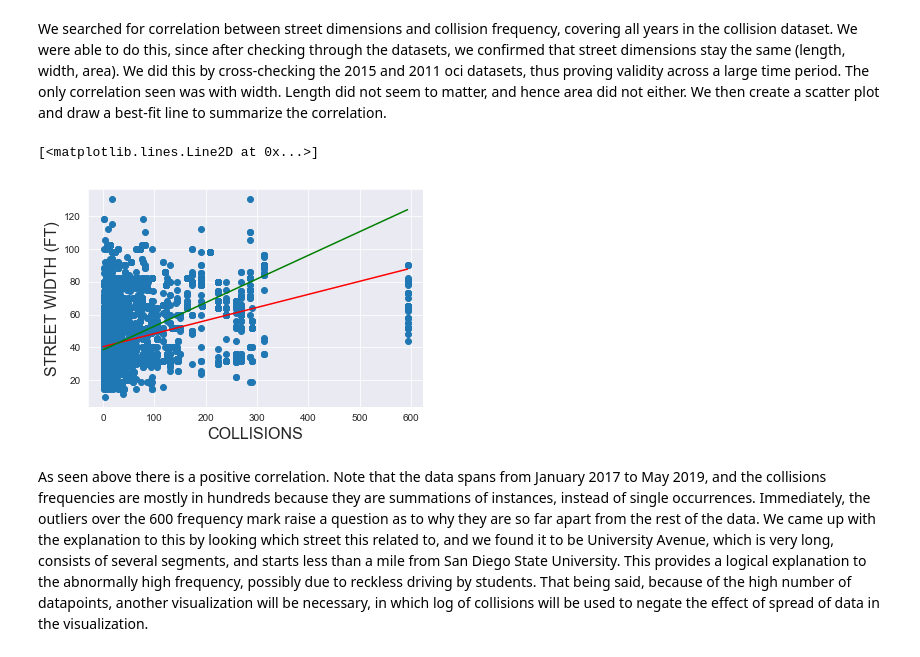
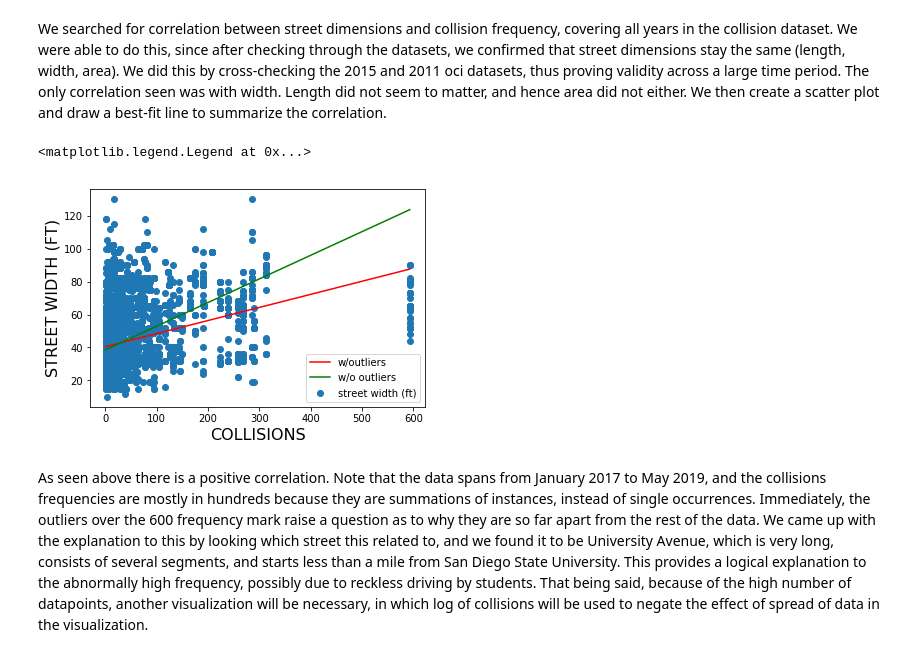
Before and after one commit to rileyfroehlich/COGS-108-Final-Project, a Jupyter notebook: Final_Project.ipynb, the cells around one changed output. Drawn from its saved outputs; the diff is of its cells as text; code cells hidden in the pictures.

Commit message:
added legends to the graphs

```diff
--- a/Final_Project.ipynb
+++ b/Final_Project.ipynb
@@ -279,31 +279,33 @@ We then create a scatter plot and draw a best-fit line to summarize the correlat
 # %%
 # best fit line over scatter plot
 a, b = np.polyfit(df_index_collisions['collisions'], df_index_collisions['street width (ft)'], 1)
 # start and end for line
 in_oci = np.arange(0, max(df_index_collisions['collisions']) + 1)
 # apply prediction formula for best fit
 pred_oci = a * in_oci + b
 
 # create scatter plot with x-axis as collisions over 3 years, and y-axis as the road segment width
 plt.scatter(df_index_collisions['collisions'], df_index_collisions['street width (ft)'])
 plt.xlabel('COLLISIONS', fontsize = 16)
 plt.ylabel('STREET WIDTH (FT)', fontsize = 16)
-plt.plot(in_oci, pred_oci, color = "red")
+plt.plot(in_oci, pred_oci, color = "red", label='w/outliers')
 
 # copy of the dataframe from which we will remove outliers
 df_index_collisions_no_outliers = df_index_collisions
 # best fit line over scatter plot with outliers removed
 df_index_collisions_no_outliers = df_index_collisions_no_outliers[(np.abs(stats.zscore(df_index_collisions_no_outliers['collisions'])) < 3)]
 df_index_collisions_no_outliers = df_index_collisions_no_outliers[(np.abs(stats.zscore(df_index_collisions_no_outliers['street width (ft)'])) < 3)]
 a, b = np.polyfit(df_index_collisions_no_outliers['collisions'], df_index_collisions_no_outliers['street width (ft)'], 1)
 # start and end for line
 in_oci = np.arange(0, max(df_index_collisions['collisions']) + 1)
 # apply prediction formula for best fit
 pred_oci = a * in_oci + b
-plt.plot(in_oci, pred_oci, color = "green")
+plt.plot(in_oci, pred_oci, color = "green", label='w/o outliers')
+
+plt.legend(loc='lower right')
 # %% [output]
-[<matplotlib.lines.Line2D at 0x...>]
+<matplotlib.legend.Legend at 0x...>
-[figure, old version]
+[figure, new version]
 # %% [markdown]
 As seen above there is a positive correlation. Note that the data spans from January 2017 to May 2019, and the collisions frequencies are mostly in hundreds because they are summations of instances, instead of single occurrences. Immediately, the outliers over the 600 frequency mark raise a question as to why they are so far apart from the rest of the data. We came up with the explanation to this by looking which street this related to, and we found it to be University Avenue, which is very long, consists of several segments, and starts less than a mile from San Diego State University. This provides a logical explanation to the abnormally high frequency, possibly due to reckless driving by students. That being said, because of the high number of datapoints, another visualization will be necessary, in which log of collisions will be used to negate the effect of spread of data in the visualization.
 # %%
```
Also changed, not shown: parts of 1 cell of this notebook.
